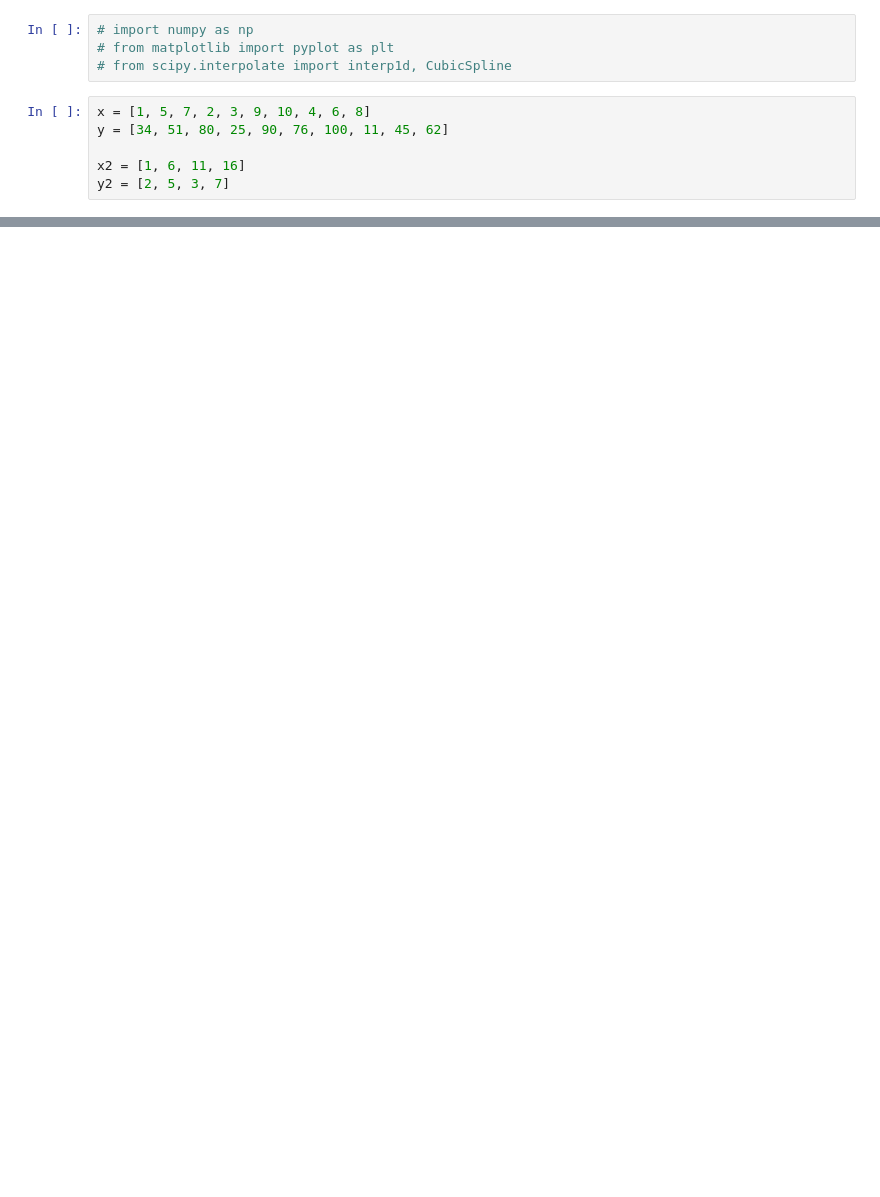
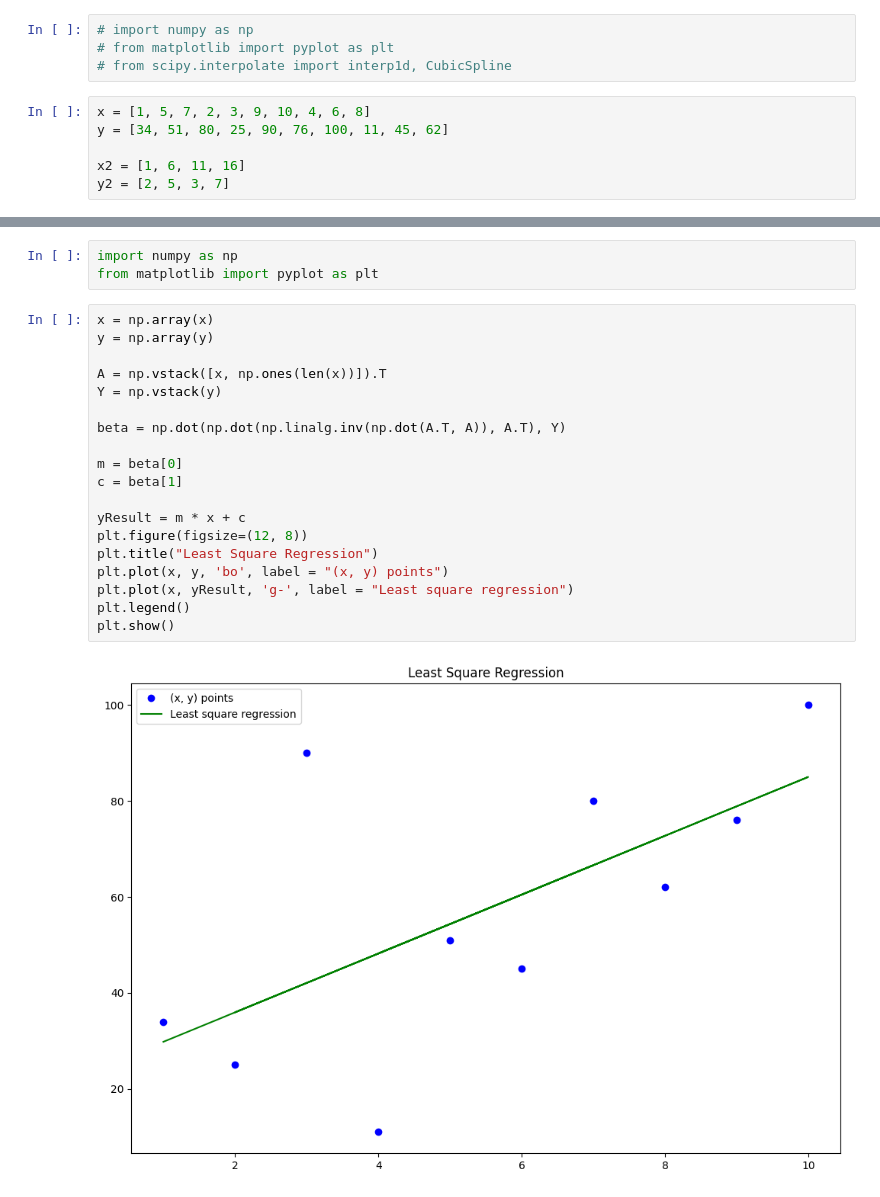
Before and after one commit to mikaozora/python-SC, a Jupyter notebook: Exercise/Practice-LeastSquare.ipynb, the cells around one changed output, grey strips where cells are left out. Saved outputs shown, nothing was run; the diff lists cells and outputs as text; blank space fills up the shorter version.

```diff
--- a/Exercise/Practice-LeastSquare.ipynb
+++ b/Exercise/Practice-LeastSquare.ipynb
@@ -121,0 +160,24 @@ plt.show()
+# %%
+import numpy as np
+from matplotlib import pyplot as plt
+# %%
+x = np.array(x)
+y = np.array(y)
+
+A = np.vstack([x, np.ones(len(x))]).T
+Y = np.vstack(y)
+
+beta = np.dot(np.dot(np.linalg.inv(np.dot(A.T, A)), A.T), Y)
+
+m = beta[0]
+c = beta[1]
+
+yResult = m * x + c
+plt.figure(figsize=(12, 8))
+plt.title("Least Square Regression")
+plt.plot(x, y, 'bo', label = "(x, y) points")
+plt.plot(x, yResult, 'g-', label = "Least square regression")
+plt.legend()
+plt.show()
+# %% [output]
+[figure, added]
```
Also changed, not shown: parts of 12 cells of this notebook, 7 other files.
